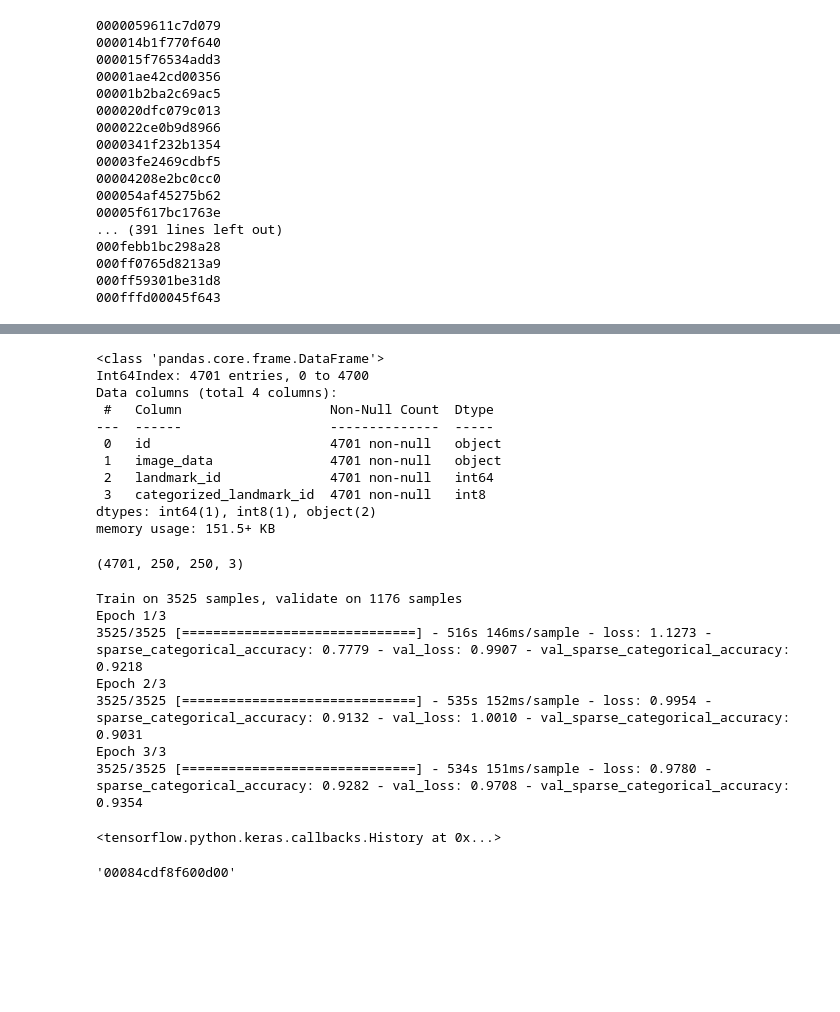
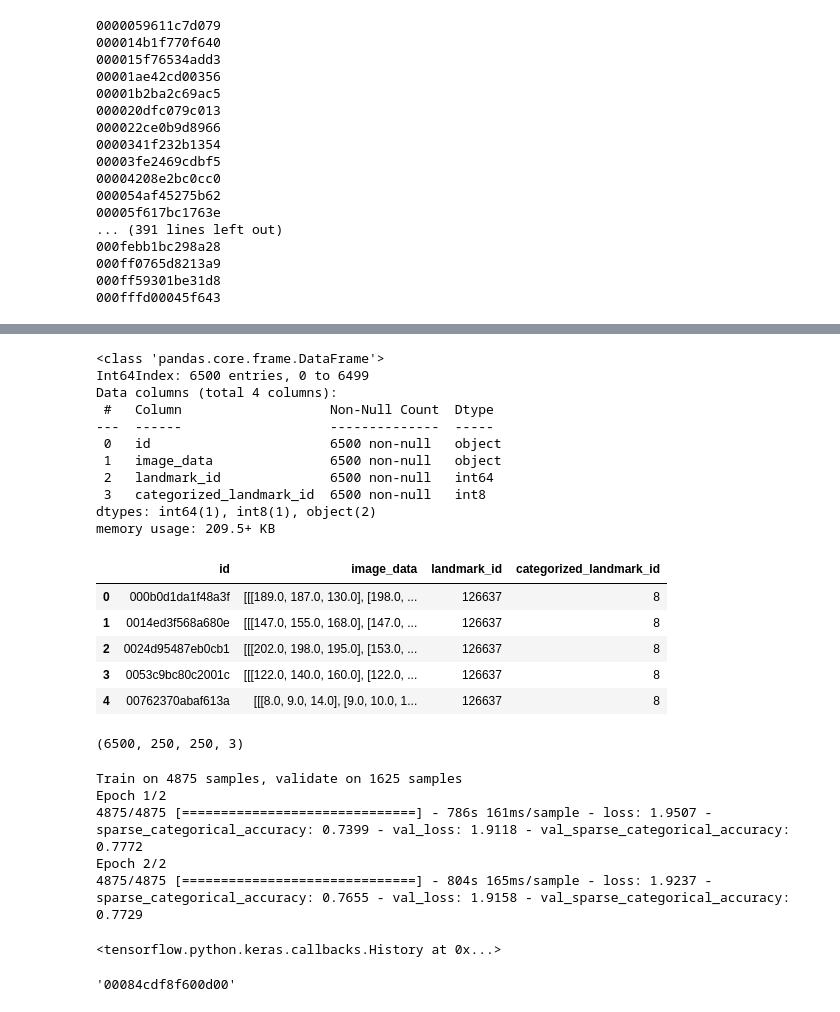
Before and after one commit to bruceplai/google-landmark, a Jupyter notebook: Google landmark 2020.ipynb, the cells around one changed output, grey strips where cells are left out. Drawn from its saved outputs; the diff is of its cells as text; code cells hidden in the pictures; blank space fills up the shorter version.

```diff
--- a/Google landmark 2020.ipynb
+++ b/Google landmark 2020.ipynb
@@ -58,3 +77,5 @@ dtype: int64
+# %%
+landmark_id_sample_list = [126637, 113209, 194914, 47401, 1236, 180503, 63266, 197219, 83144, 47561, 106147, 188816, 126088]
 # %%
 train_df.loc[train_df.landmark_id == 139894].id
 # %% [output]
@@ -128,11 +149,10 @@ img_size = (250, 250)
 #             current_dir = os.path.join(base_dir, sub_dir_1, sub_dir_2, sub_dir_3)
 #             train_img_list.extend(load_images_from_folder(current_dir, image_size=img_size))
 # %%
-landmark_id_list = [149980, 139894, 1924, 176528, 9070]
 train_img_list = []
 base_dir = 'train'
 
-for land_id in landmark_id_list:
+for land_id in landmark_id_sample_list:
     filename_list = list(train_df.loc[(train_df.landmark_id == land_id)].id)
     for filename in filename_list:
         filename = filename + '.jpg'
@@ -152,13 +190,13 @@ print(num_ids)
 train_img_df.info()
 # %% [output]
 <class 'pandas.core.frame.DataFrame'>
-Int64Index: 4701 entries, 0 to 4700
+Int64Index: 6500 entries, 0 to 6499
 Data columns (total 4 columns):
  #   Column                   Non-Null Count  Dtype
 ---  ------                   --------------  -----
- 0   id                       4701 non-null   object
- 1   image_data               4701 non-null   object
- 2   landmark_id              4701 non-null   int64
- 3   categorized_landmark_id  4701 non-null   int8
+ 0   id                       6500 non-null   object
+ 1   image_data               6500 non-null   object
+ 2   landmark_id              6500 non-null   int64
+ 3   categorized_landmark_id  6500 non-null   int8
 dtypes: int64(1), int8(1), object(2)
-memory usage: 151.5+ KB
+memory usage: 209.5+ KB
@@ -168,7 +203,16 @@ target_labels = train_img_df.categorized_landmark_id
+# %%
+train_img_df.head()
+# %% [output]
+|  | id | image_data | landmark_id | categorized_landmark_id |
+| 0 | 000b0d1da1f48a3f | [[[189.0, 187.0, 130.0], [198.0, ... | 126637 | 8 |
+| 1 | 0014ed3f568a680e | [[[147.0, 155.0, 168.0], [147.0, ... | 126637 | 8 |
+| 2 | 0024d95487eb0cb1 | [[[202.0, 198.0, 195.0], [153.0, ... | 126637 | 8 |
+| 3 | 0053c9bc80c2001c | [[[122.0, 140.0, 160.0], [122.0, ... | 126637 | 8 |
+| 4 | 00762370abaf613a | [[[8.0, 9.0, 14.0], [9.0, 10.0, 1... | 126637 | 8 |
 # %%
 image_data.shape
 # %% [output]
-(4701, 250, 250, 3)
+(6500, 250, 250, 3)
 # %%
 from sklearn.model_selection import train_test_split
 
@@ -196,7 +240,7 @@ model.compile(optimizer=adam, loss=scce, metrics=[sca])
 # %%
 es = tf.keras.callbacks.EarlyStopping(monitor="loss", patience=4)
 
-model.fit(X_train, y_train, batch_size=2, epochs=3, validation_data=(X_val, y_val), callbacks=[es], use_multiprocessing=1)
+model.fit(X_train, y_train, batch_size=1, epochs=2, validation_data=(X_val, y_val), callbacks=[es], use_multiprocessing=1)
 # ba = tf.keras.metrics.BinaryAccuracy()
 # recall = tf.keras.metrics.Recall()
 # precision = tf.keras.metrics.Precision()
@@ -212,13 +256,11 @@ model.fit(X_train, y_train, batch_size=2, epochs=3, validation_data=(X_val, y_va
 # print(network_type, '-', 'precision:', precision_result)
 # print(network_type, '-', 'F1 score:', 2 * (precision_result * recall_result) / (precision_result + recall_result))
 # %% [output]
-Train on 3525 samples, validate on 1176 samples
-Epoch 1/3
-3525/3525 [==============================] - 516s 146ms/sample - loss: 1.1273 - sparse_categorical_accuracy: 0.7779 - val_loss: 0.9907 - val_sparse_categorical_accuracy: 0.9218
-Epoch 2/3
-3525/3525 [==============================] - 535s 152ms/sample - loss: 0.9954 - sparse_categorical_accuracy: 0.9132 - val_loss: 1.0010 - val_sparse_categorical_accuracy: 0.9031
-Epoch 3/3
-3525/3525 [==============================] - 534s 151ms/sample - loss: 0.9780 - sparse_categorical_accuracy: 0.9282 - val_loss: 0.9708 - val_sparse_categorical_accuracy: 0.9354
+Train on 4875 samples, validate on 1625 samples
+Epoch 1/2
+4875/4875 [==============================] - 786s 161ms/sample - loss: 1.9507 - sparse_categorical_accuracy: 0.7399 - val_loss: 1.9118 - val_sparse_categorical_accuracy: 0.7772
+Epoch 2/2
+4875/4875 [==============================] - 804s 165ms/sample - loss: 1.9237 - sparse_categorical_accuracy: 0.7655 - val_loss: 1.9158 - val_sparse_categorical_accuracy: 0.7729
 <tensorflow.python.keras.callbacks.History at 0x...>
 # %%
 base_dir = 'test'
```
Also changed, not shown: parts of 15 cells of this notebook.
